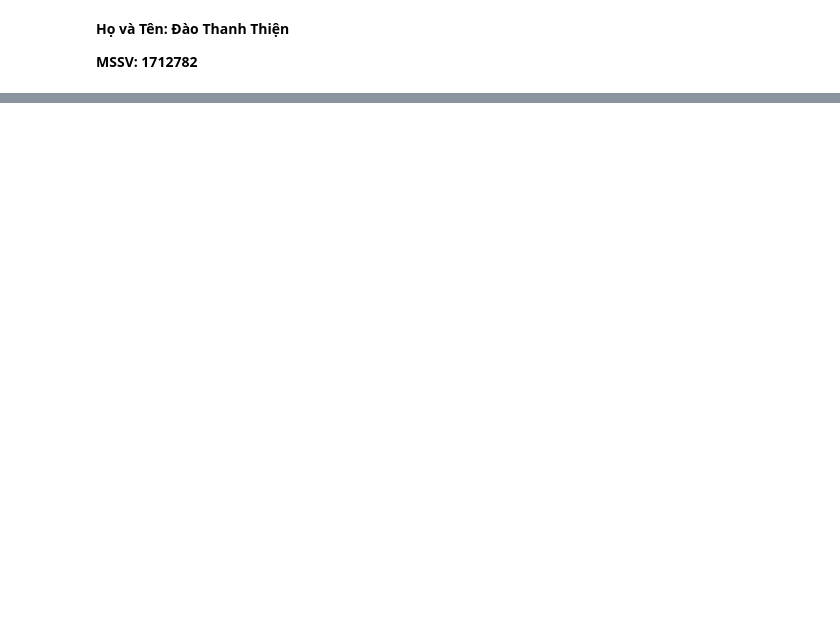
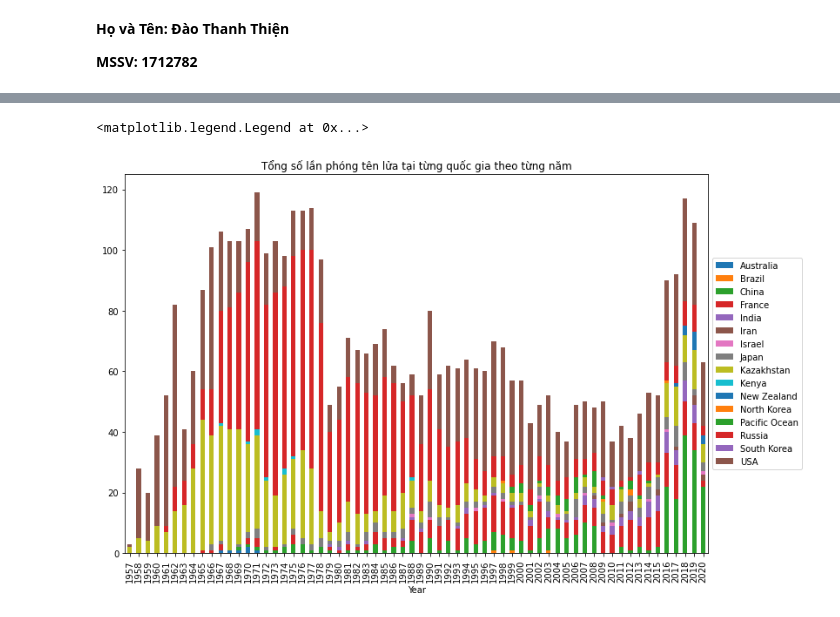
Before and after one commit to Shiro-TT/Data-Science-programing, a Jupyter notebook: 1712782-DaoThanhThien.ipynb, the cells around one changed output, grey strips where cells are left out. Saved outputs shown, nothing was run; the diff lists cells and outputs as text; code cells hidden in the pictures; blank space fills up the shorter version.

```diff
--- a/1712782-DaoThanhThien.ipynb
+++ b/1712782-DaoThanhThien.ipynb
@@ -202,0 +110,7 @@ Text(0.5, 1.0, 'status_rocket According to status')
+# %%
+df1 = df.groupby(['Year','Country'])['Year'].count().unstack('Country').fillna(0)
+df1[df1.columns].plot(title='Tổng số lần phóng tên lửa tại từng quốc gia theo từng năm',
+                      kind='bar', stacked=True,figsize=(12, 8)).legend(loc='center left',bbox_to_anchor=(1.0, 0.5))
+# %% [output]
+<matplotlib.legend.Legend at 0x...>
+[figure, added]
```
Also changed, not shown: parts of 53 cells of this notebook, 2 other files.
